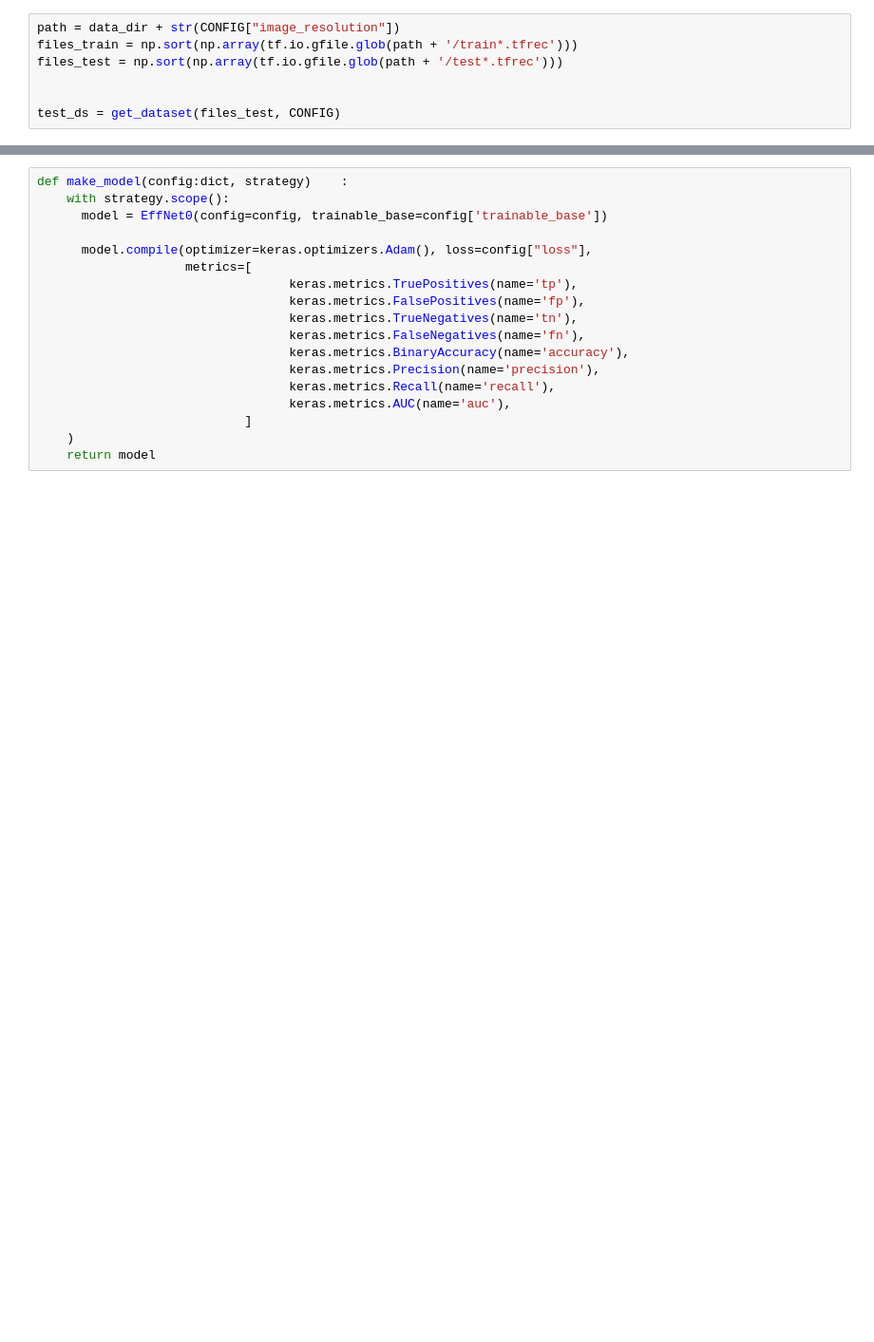
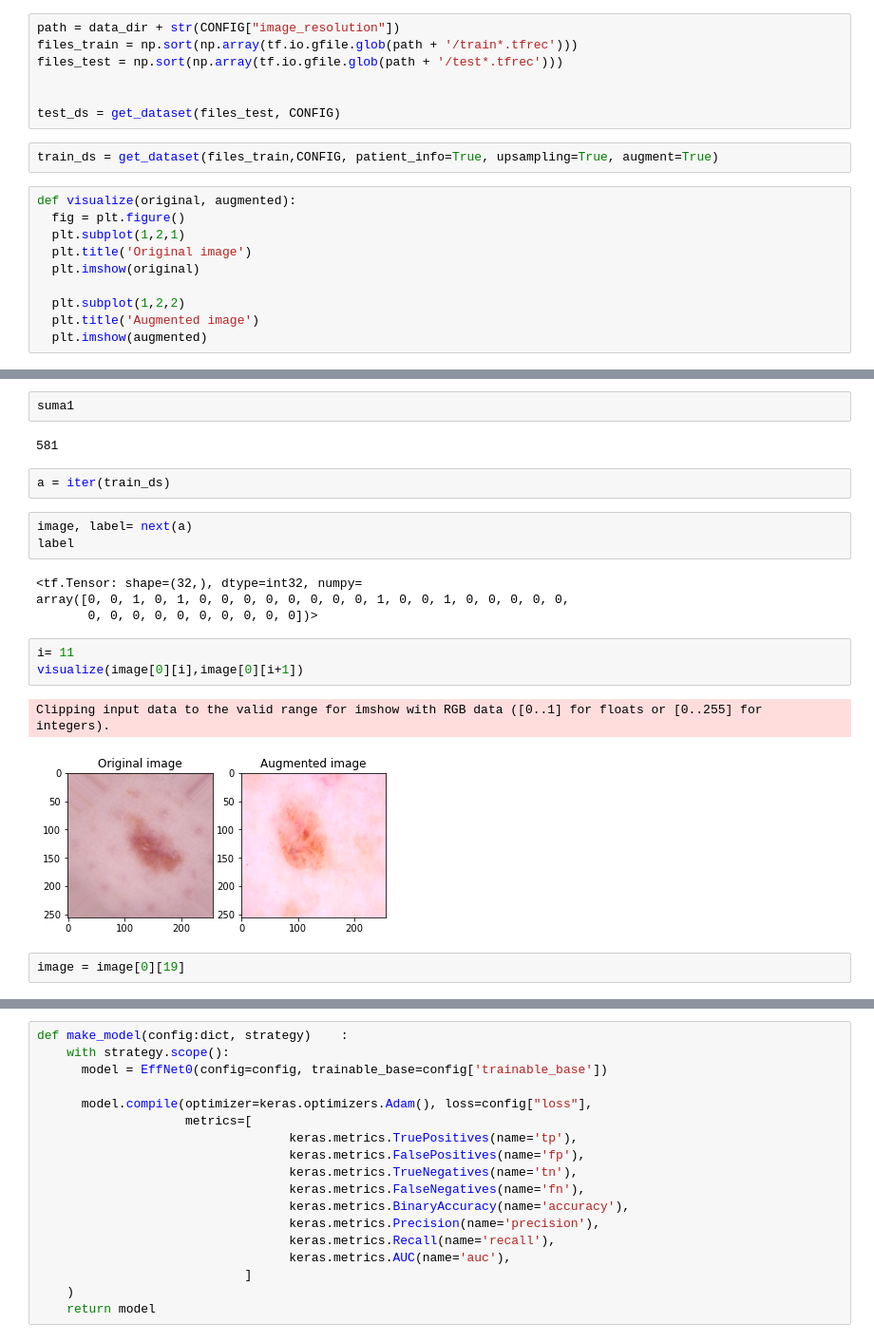
Before and after one commit to KornelBl/Melanoma-Classificator, a Jupyter notebook: main_notebook.ipynb, the cells around one changed output, grey strips where cells are left out. Shown at 95% size. Drawn from its saved outputs; the diff is of its cells as text; blank space fills up the shorter version.

Commit message:
upsampling augmentation

```diff
--- a/main_notebook.ipynb
+++ b/main_notebook.ipynb
@@ -112,3 +104,15 @@ files_test = np.sort(np.array(tf.io.gfile.glob(path + '/test*.tfrec')))
 
 
 test_ds = get_dataset(files_test, CONFIG)
+# %%
+train_ds = get_dataset(files_train,CONFIG, patient_info=True, upsampling=True, augment=True)
+# %%
+def visualize(original, augmented):
+  fig = plt.figure()
+  plt.subplot(1,2,1)
+  plt.title('Original image')
+  plt.imshow(original)
+
+  plt.subplot(1,2,2)
+  plt.title('Augmented image')
+  plt.imshow(augmented)
@@ -114,0 +162,21 @@ test_ds = get_dataset(files_test, CONFIG)
+# %%
+suma1
+# %% [output]
+581
+# %%
+a = iter(train_ds)
+# %%
+image, label= next(a)
+label
+# %% [output]
+<tf.Tensor: shape=(32,), dtype=int32, numpy=
+array([0, 0, 1, 0, 1, 0, 0, 0, 0, 0, 0, 0, 0, 1, 0, 0, 1, 0, 0, 0, 0, 0,
+       0, 0, 0, 0, 0, 0, 0, 0, 0, 0])>
+# %%
+i= 11
+visualize(image[0][i],image[0][i+1])
+# %% [output]
+Clipping input data to the valid range for imshow with RGB data ([0..1] for floats or [0..255] for integers).
+[figure, added]
+# %%
+image = image[0][19]
```
Also changed, not shown: parts of 11 cells of this notebook, 2 other files.
